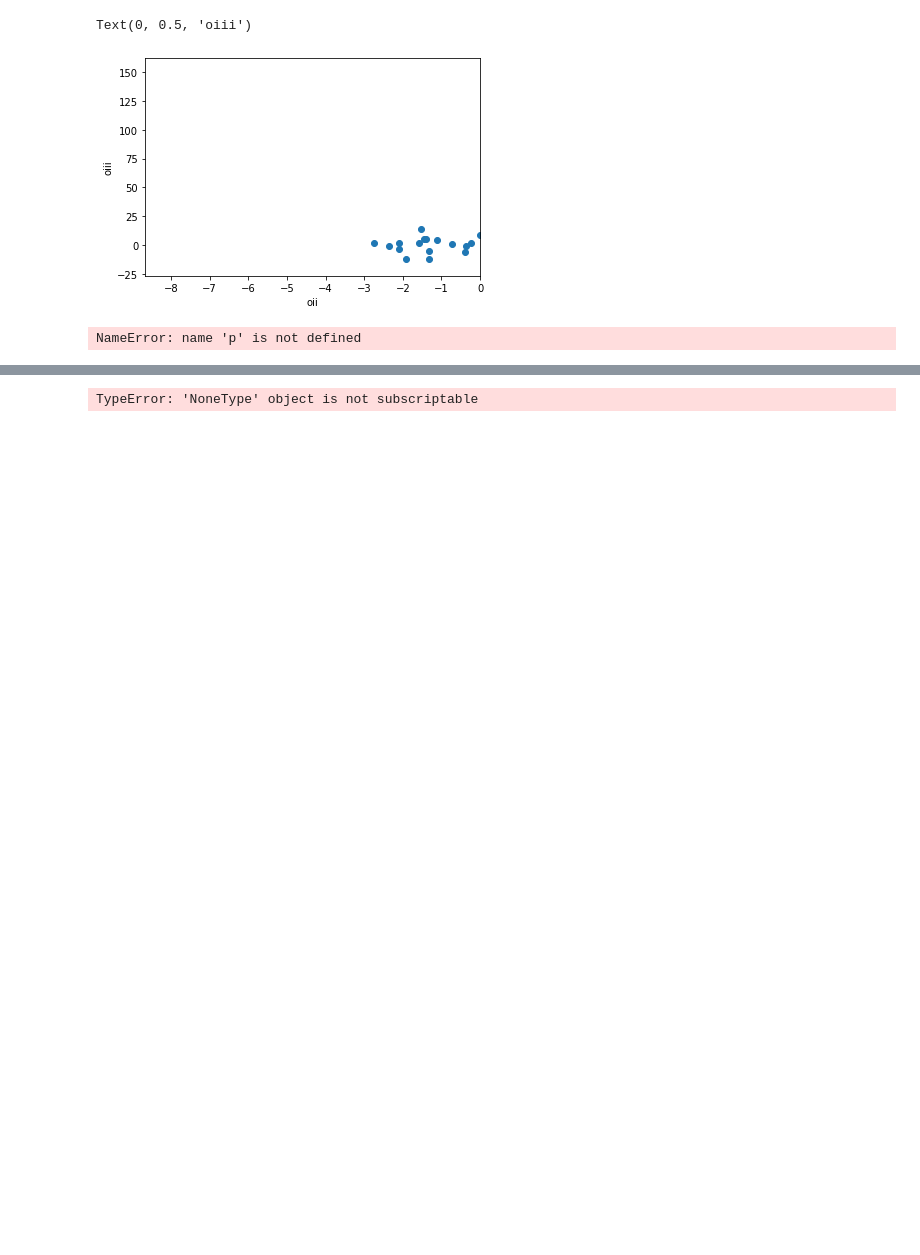
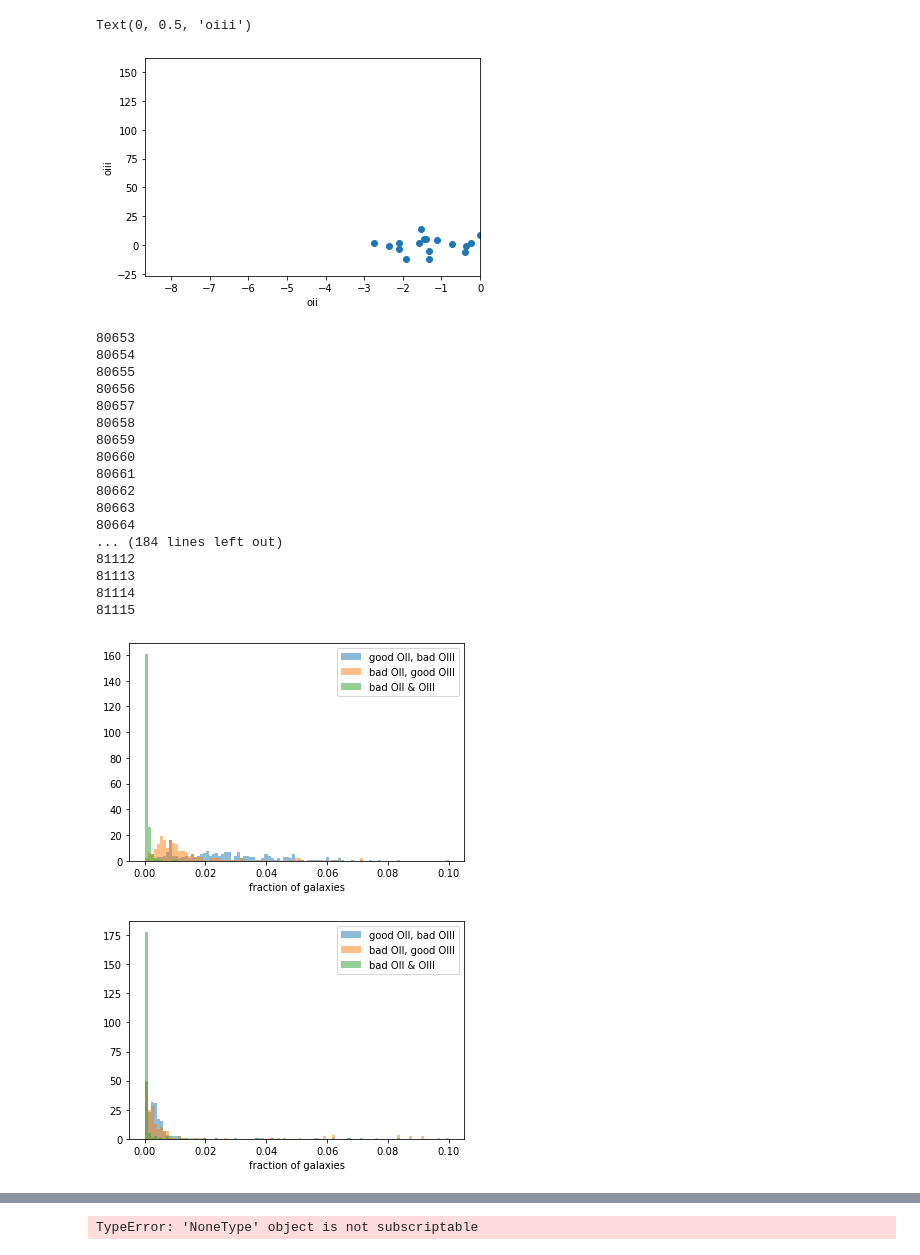
Before and after one commit to ShirshChhabra/DESIRedrock, a Jupyter notebook: Redrock.ipynb, the cells around one changed output, grey strips where cells are left out. Saved outputs shown, nothing was run; the diff lists cells and outputs as text; code cells hidden in the pictures; blank space fills up the shorter version.

```diff
--- a/Redrock.ipynb
+++ b/Redrock.ipynb
@@ -163,7 +184,3 @@ plt.ylabel('oiii')
 # %% [output]
 Text(0, 0.5, 'oiii')
 [figure]
-# %%
-p['Z'].data
-# %% [output]
-NameError: name 'p' is not defined
@@ -170 +252,38 @@ NameError: name 'p' is not defined
+# %%
+
+matrices = []
+matrices_good=[]
+
+for tile in tiles:
+    print(tile)
+    catalog = read_tile_catalog(tile)
+    catalog = filter_galaxies(catalog)
+    matrices.append(calculate_oii_oiii_matrix(catalog))
+    plot_oiioiiicorrelation(catalog)
+    catalog = filter_good_fits(catalog)
+    matrices_good.append(calculate_oii_oiii_matrix(catalog))
+
+plot_matrices(matrices)
+plt.figure()
+plot_matrices(matrices_good)
+# %% [output]
+80653
+80654
+80655
+80656
+80657
+80658
+80659
+80660
+80661
+80662
+80663
+80664
+... (184 lines left out)
+81112
+81113
+81114
+81115
+[figure, added]
+[figure, added]
 # %%
```
Also changed, not shown: parts of 9 cells of this notebook.
